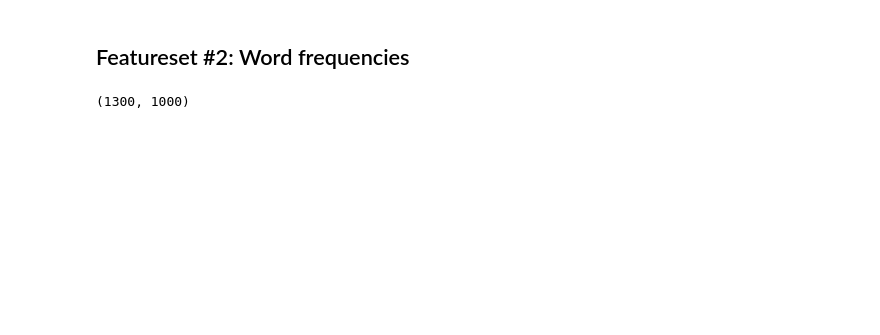
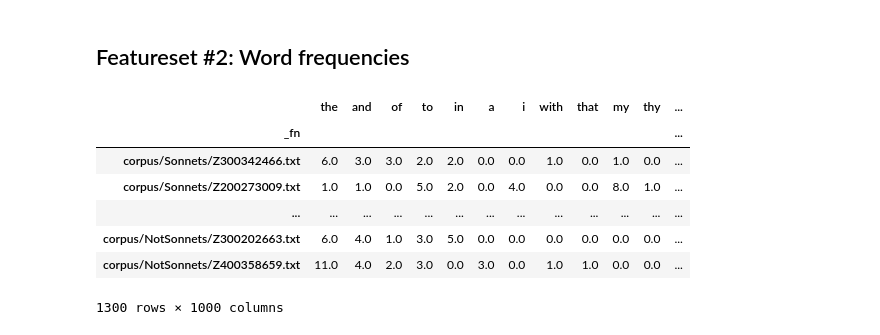
Before and after one commit to quadrismegistus/sonnetproject, a Jupyter notebook: Step2-GenerateFeatureSets.ipynb, the cells around one changed output. Cells and saved outputs as stored; diff of their text form; code cells hidden in the pictures; blank space fills up the shorter version.

```diff
--- a/Step2-GenerateFeatureSets.ipynb
+++ b/Step2-GenerateFeatureSets.ipynb
@@ -160,8 +145,15 @@ def build_wordfreq_featureset(df,nlargest=1000):
     return odf.set_index('_fn')
 # %%
 df_feats_wordfreq = build_wordfreq_featureset(df)
-df_feats_wordfreq.shape
+df_feats_wordfreq
 # %% [output]
+|  | the | and | of | to | in | a | i | with | that | my | thy | ... |
+| _fn |  |  |  |  |  |  |  |  |  |  |  | ... |
+| corpus/Sonnets/Z300342466.txt | 6.0 | 3.0 | 3.0 | 2.0 | 2.0 | 0.0 | 0.0 | 1.0 | 0.0 | 1.0 | 0.0 | ... |
+| corpus/Sonnets/Z200273009.txt | 1.0 | 1.0 | 0.0 | 5.0 | 2.0 | 0.0 | 4.0 | 0.0 | 0.0 | 8.0 | 1.0 | ... |
+| ... | ... | ... | ... | ... | ... | ... | ... | ... | ... | ... | ... | ... |
+| corpus/NotSonnets/Z300202663.txt | 6.0 | 4.0 | 1.0 | 3.0 | 5.0 | 0.0 | 0.0 | 0.0 | 0.0 | 0.0 | 0.0 | ... |
+| corpus/NotSonnets/Z400358659.txt | 11.0 | 4.0 | 2.0 | 3.0 | 0.0 | 3.0 | 0.0 | 1.0 | 1.0 | 0.0 | 0.0 | ... |
-(1300, 1000)
+1300 rows × 1000 columns
 # %%
 df_feats_wordfreq.to_csv('featuresets/data.feats.wordfreqs.sonnets-vs-nonsonnets.txt',sep='\t',encoding='utf-8')
```
Also changed, not shown: parts of 5 cells of this notebook, 2 other files.
